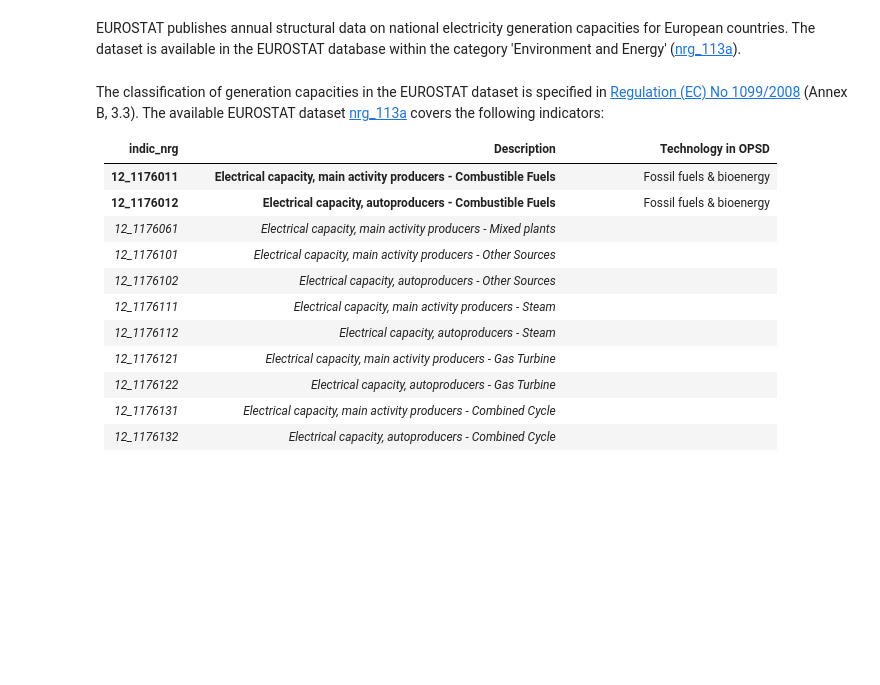
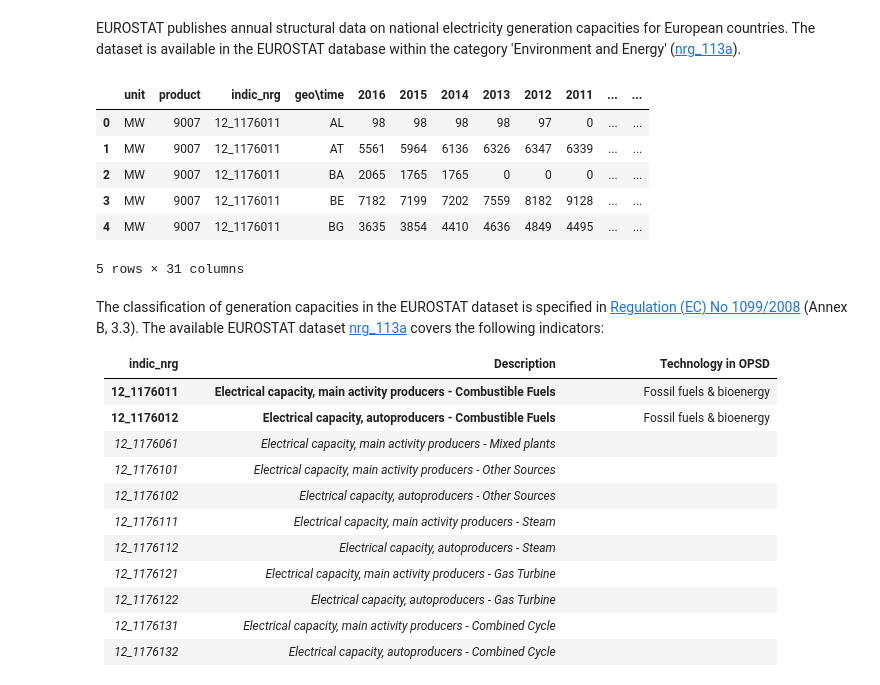
Before and after one commit to Open-Power-System-Data/national_generation_capacity, a Jupyter notebook: processing.ipynb, the cells around one changed output. Saved outputs shown, nothing was run; the diff lists cells and outputs as text; code cells hidden in the pictures; blank space fills up the shorter version.

Commit message:
temporay fix with saved file from 2019 for broken Eurostat url

```diff
--- a/processing.ipynb
+++ b/processing.ipynb
@@ -137,18 +167,25 @@ EUROSTAT publishes annual structural data on national electricity generation cap
 # %%
 url_eurostat = ('http://ec.europa.eu/eurostat/estat-navtree-portlet-prod/'
                 'BulkDownloadListing?sort=1&downfile=data%2Fnrg_113a.tsv.gz')
 
+#filepath_eurostat = func.downloadandcache(url_eurostat, 'Eurostat.tsv.gz', 'Eurostat')
 
-filepath_eurostat = func.downloadandcache(url_eurostat, 'Eurostat.tsv.gz', 'Eurostat')
-
-
+filepath_eurostat = os.path.join('input', 'Eurostat', 'Eurostat.tsv.gz')
 
 data_eurostat = pd.read_csv(filepath_eurostat,
                                compression='gzip',
                                sep='\t|,',
                                engine='python'
                                )
 data_eurostat.head()
+# %% [output]
+|  | unit | product | indic_nrg | geo\time | 2016 | 2015 | 2014 | 2013 | 2012 | 2011 | ... | ... |
+| 0 | MW | 9007 | 12_1176011 | AL | 98 | 98 | 98 | 98 | 97 | 0 | ... | ... |
+| 1 | MW | 9007 | 12_1176011 | AT | 5561 | 5964 | 6136 | 6326 | 6347 | 6339 | ... | ... |
+| 2 | MW | 9007 | 12_1176011 | BA | 2065 | 1765 | 1765 | 0 | 0 | 0 | ... | ... |
+| 3 | MW | 9007 | 12_1176011 | BE | 7182 | 7199 | 7202 | 7559 | 8182 | 9128 | ... | ... |
+| 4 | MW | 9007 | 12_1176011 | BG | 3635 | 3854 | 4410 | 4636 | 4849 | 4495 | ... | ... |
+5 rows × 31 columns
 # %%
 id_vars = ['unit', 'product','indic_nrg', 'geo\\time']
 data_eurostat = pd.melt(data_eurostat, id_vars=id_vars,
```
Also changed, not shown: parts of 3 cells of this notebook, 2 other files.
